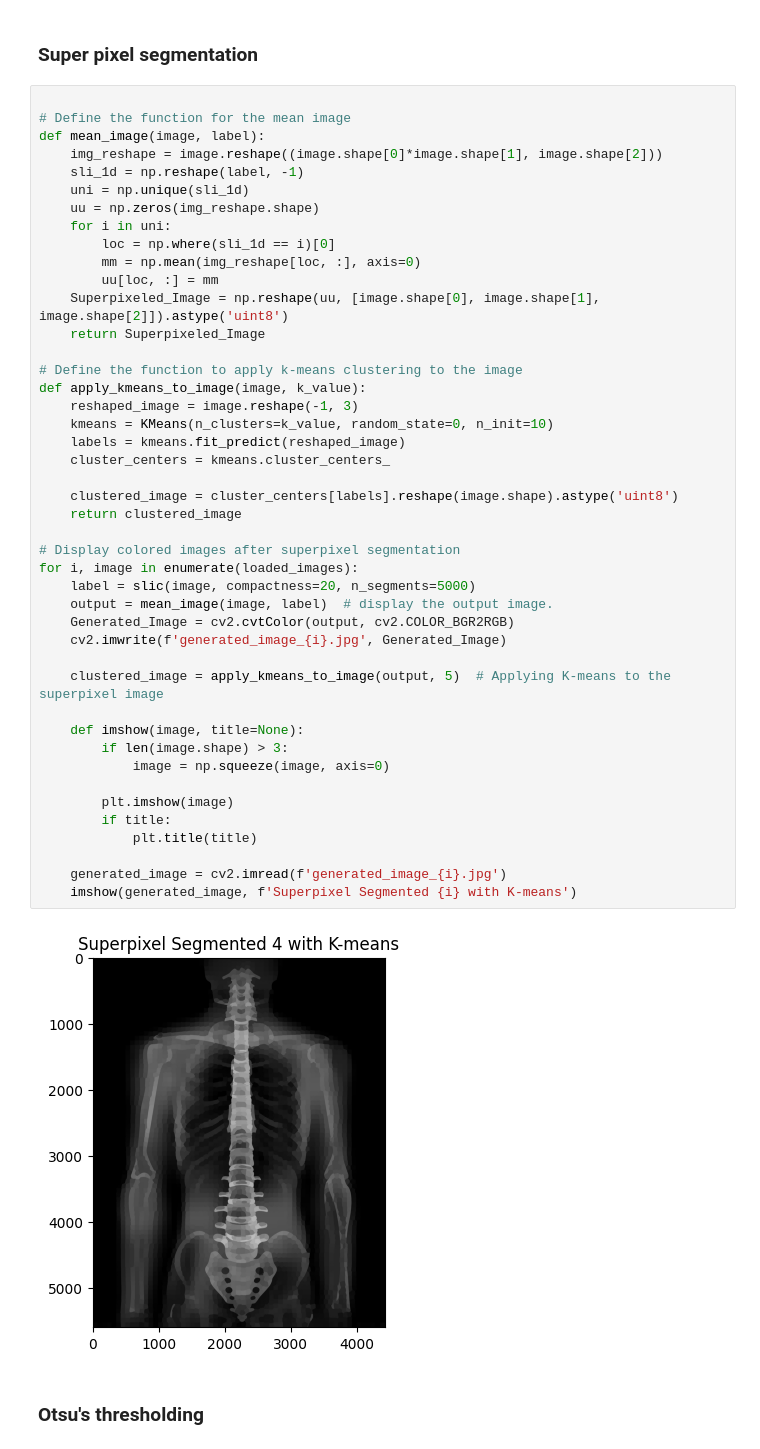
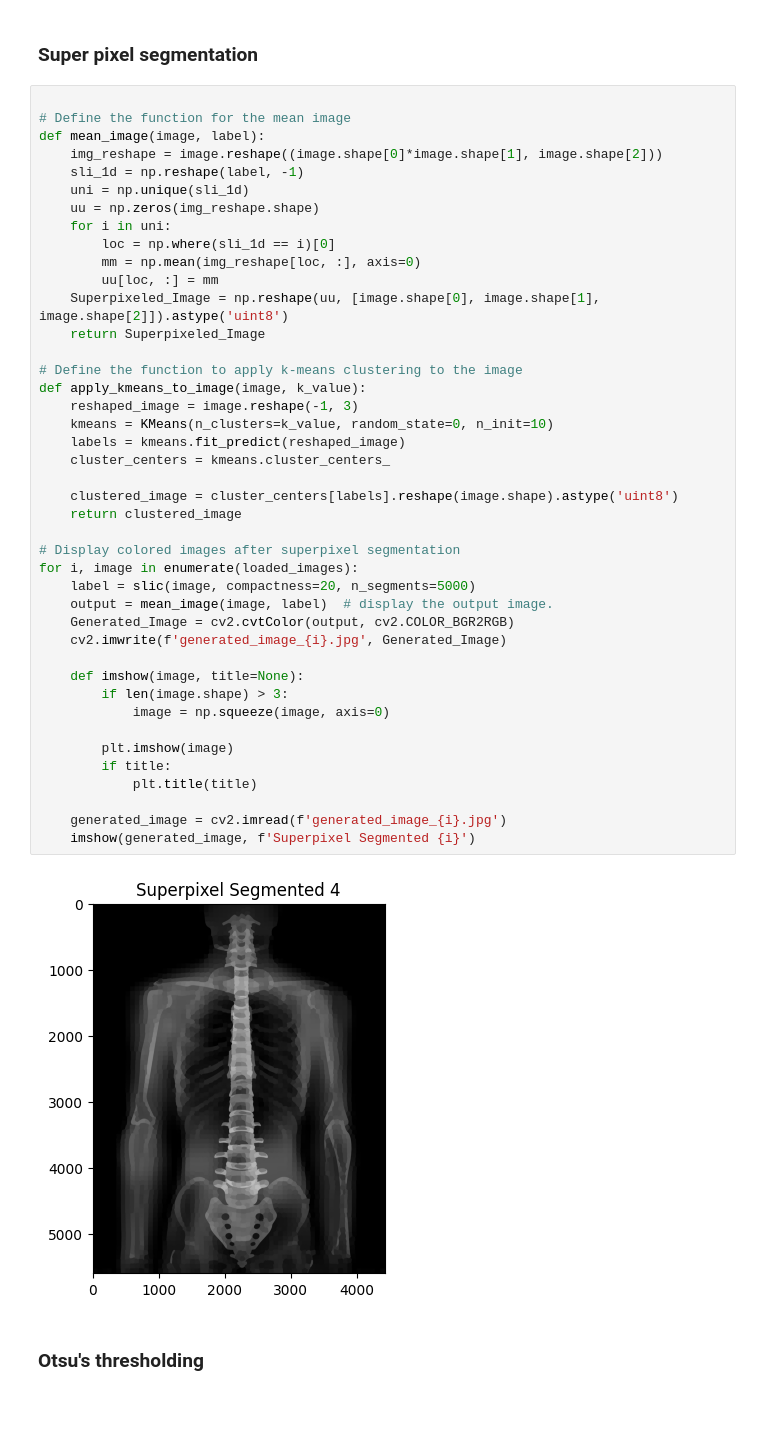
Before and after one commit to Hamza-101/MIC, a Jupyter notebook: MSCS22034_02.ipynb, the cells around one changed output. Drawn from its saved outputs; the diff is of its cells as text; blank space fills up the shorter version.

```diff
--- a/MSCS22034_02.ipynb
+++ b/MSCS22034_02.ipynb
@@ -275,37 +275,35 @@ def mean_image(image, label):
     Superpixeled_Image = np.reshape(uu, [image.shape[0], image.shape[1], image.shape[2]]).astype('uint8')
     return Superpixeled_Image
 
 # Define the function to apply k-means clustering to the image
 def apply_kmeans_to_image(image, k_value):
     reshaped_image = image.reshape(-1, 3)
     kmeans = KMeans(n_clusters=k_value, random_state=0, n_init=10)
     labels = kmeans.fit_predict(reshaped_image)
     cluster_centers = kmeans.cluster_centers_
 
     clustered_image = cluster_centers[labels].reshape(image.shape).astype('uint8')
     return clustered_image
 
 # Display colored images after superpixel segmentation
 for i, image in enumerate(loaded_images):
     label = slic(image, compactness=20, n_segments=5000)
     output = mean_image(image, label)  # display the output image.
     Generated_Image = cv2.cvtColor(output, cv2.COLOR_BGR2RGB)
     cv2.imwrite(f'generated_image_{i}.jpg', Generated_Image)
 
-    clustered_image = apply_kmeans_to_image(output, 5)  # Applying K-means to the superpixel image
-
     def imshow(image, title=None):
         if len(image.shape) > 3:
             image = np.squeeze(image, axis=0)
 
         plt.imshow(image)
         if title:
             plt.title(title)
 
     generated_image = cv2.imread(f'generated_image_{i}.jpg')
-    imshow(generated_image, f'Superpixel Segmented {i} with K-means')
+    imshow(generated_image, f'Superpixel Segmented {i}')
 # %% [output]
-[figure, old version]
+[figure, new version]
 # %% [markdown]
 ### Otsu's thresholding
 # %%
```
Also changed, not shown: 3 other files.
